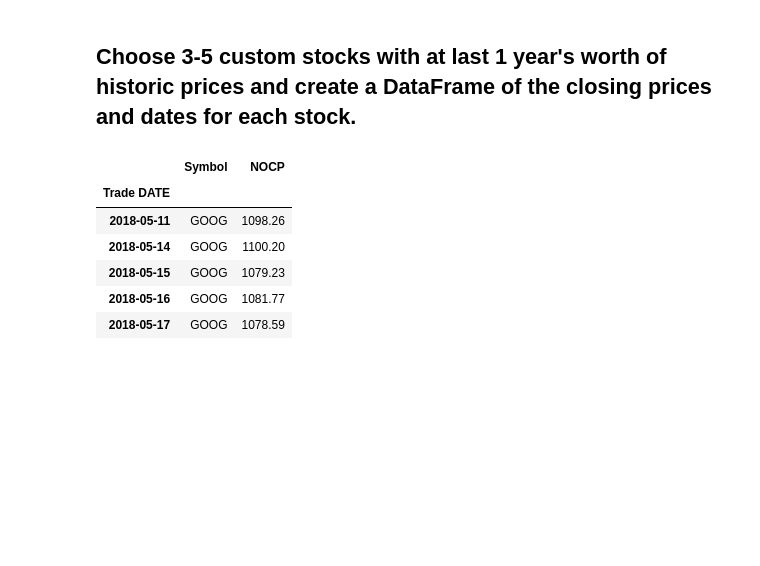
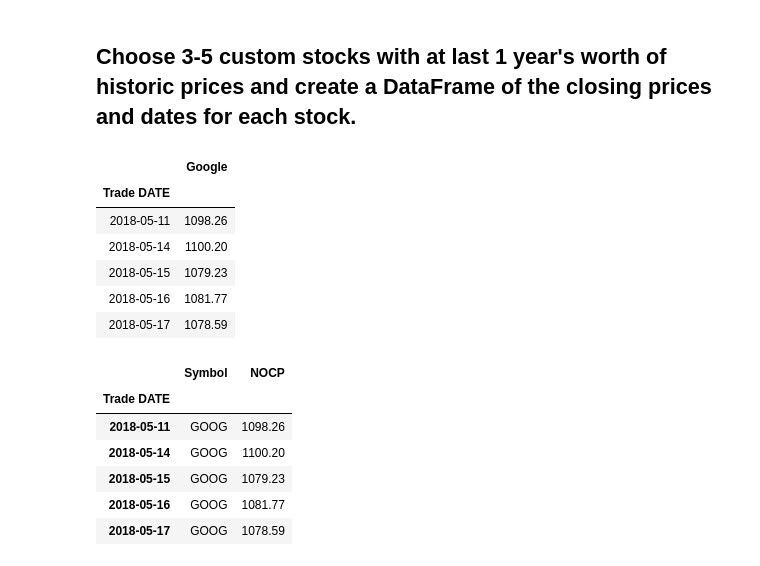
Before and after one commit to GonzaloGarciaContreras/Pandas-Homework-Whale-Analysis, a Jupyter notebook: ggc_whale_analysis.ipynb, the cells around one changed output. Drawn from its saved outputs; the diff is of its cells as text; code cells hidden in the pictures; blank space fills up the shorter version.

```diff
--- a/ggc_whale_analysis.ipynb
+++ b/ggc_whale_analysis.ipynb
@@ -624,6 +626,32 @@ In this section, you will build your own portfolio of stocks, calculate the retu
  - The plotted beta.
 # %% [markdown]
 ## Choose 3-5 custom stocks with at last 1 year's worth of historic prices and create a DataFrame of the closing prices and dates for each stock.
+# %%
+# Read the first stock
+goog_csv_path = Path("./Resources/goog_historical.csv")
+goog_csv = pd.read_csv(goog_csv_path)
+#goog_csv.head()
+# %%
+goog_csv.set_index(pd.to_datetime(goog_csv['Trade DATE'], infer_datetime_format=True), inplace=True)
+goog_csv.drop(columns=['Trade DATE','Symbol'], inplace=True)
+#goog_csv.head()
+# %%
+goog_csv.sort_index(axis=0, ascending=True, inplace=True)
+#goog_csv.head()
+# %%
+# Rename Column
+goog_csv = goog_csv.rename(columns={
+    "NOCP": "Google"
+    })
+goog_csv.head()
+# %% [output]
+|  | Google |
+| Trade DATE |  |
+| 2018-05-11 | 1098.26 |
+| 2018-05-14 | 1100.20 |
+| 2018-05-15 | 1079.23 |
+| 2018-05-16 | 1081.77 |
+| 2018-05-17 | 1078.59 |
 # %%
 # Read the first stock
 # YOUR CODE HERE
```
Also changed, not shown: parts of 12 cells of this notebook, 3 other files.
